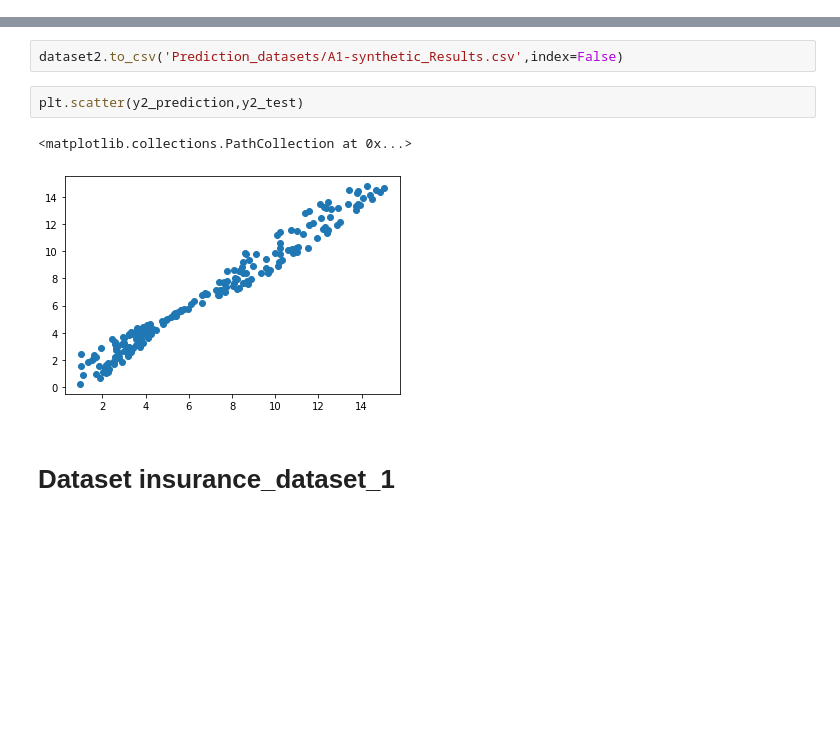
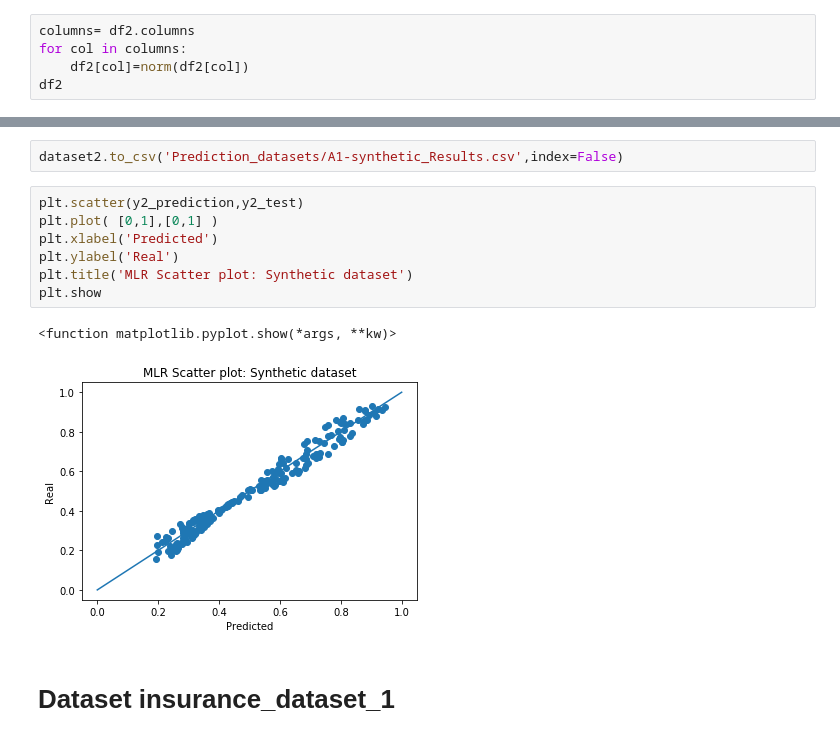
Before and after one commit to saphya-el-ouahabi/NEC_A1, a Jupyter notebook: MLR.ipynb, the cells around one changed output, grey strips where cells are left out. Cells and saved outputs as stored; diff of their text form; blank space fills up the shorter version.

```diff
--- a/MLR.ipynb
+++ b/MLR.ipynb
@@ -124,0 +166,5 @@ df2
+# %%
+columns= df2.columns
+for col in columns:
+    df2[col]=norm(df2[col])
+df2
@@ -186,11 +246,16 @@ Error rate MLR :  7.756081824450678 %
 dataset2 = pd.DataFrame({'prediction' : y2_prediction, 'real_value' : y2_test})
 # %%
 dataset2.to_csv('Prediction_datasets/A1-synthetic_Results.csv',index=False)
-# %%
-plt.scatter(y2_prediction,y2_test)
-# %% [output]
-<matplotlib.collections.PathCollection at 0x...>
-[figure, removed]
+# %%
+plt.scatter(y2_prediction,y2_test)
+plt.plot( [0,1],[0,1] )
+plt.xlabel('Predicted')
+plt.ylabel('Real')
+plt.title('MLR Scatter plot: Synthetic dataset')
+plt.show
+# %% [output]
+<function matplotlib.pyplot.show(*args, **kw)>
+[figure, added]
 # %% [markdown]
 # Dataset insurance_dataset_1
 # %%
```
Also changed, not shown: parts of 25 cells of this notebook, 8 other files.
